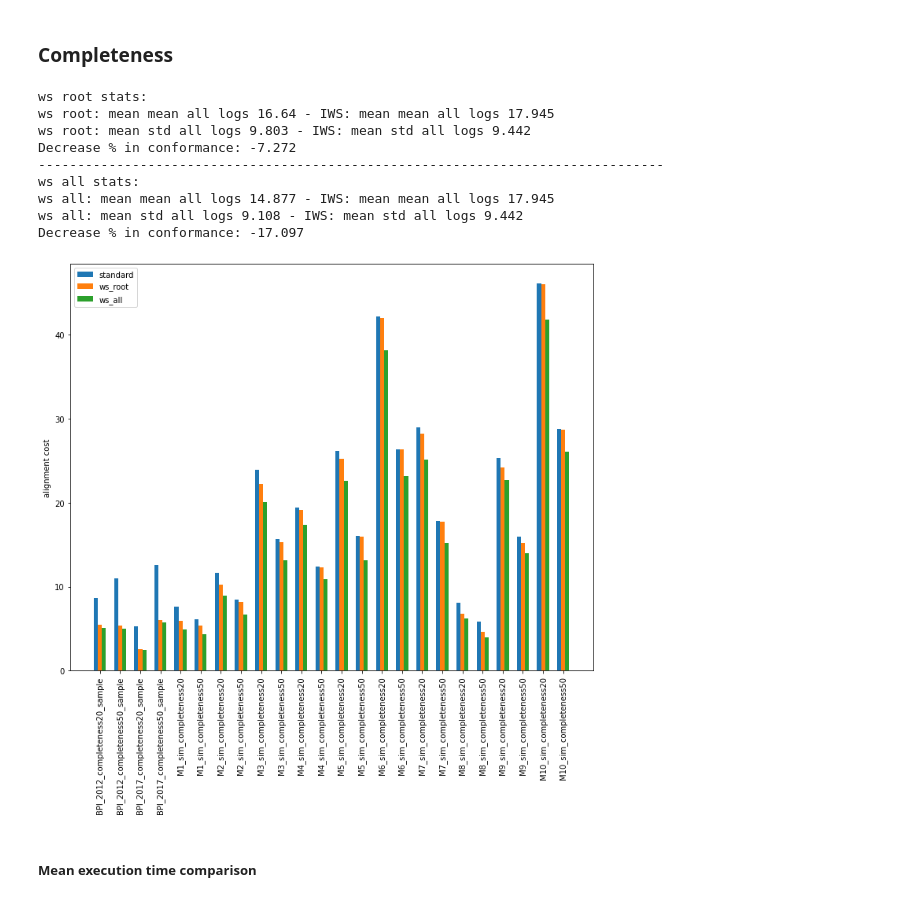
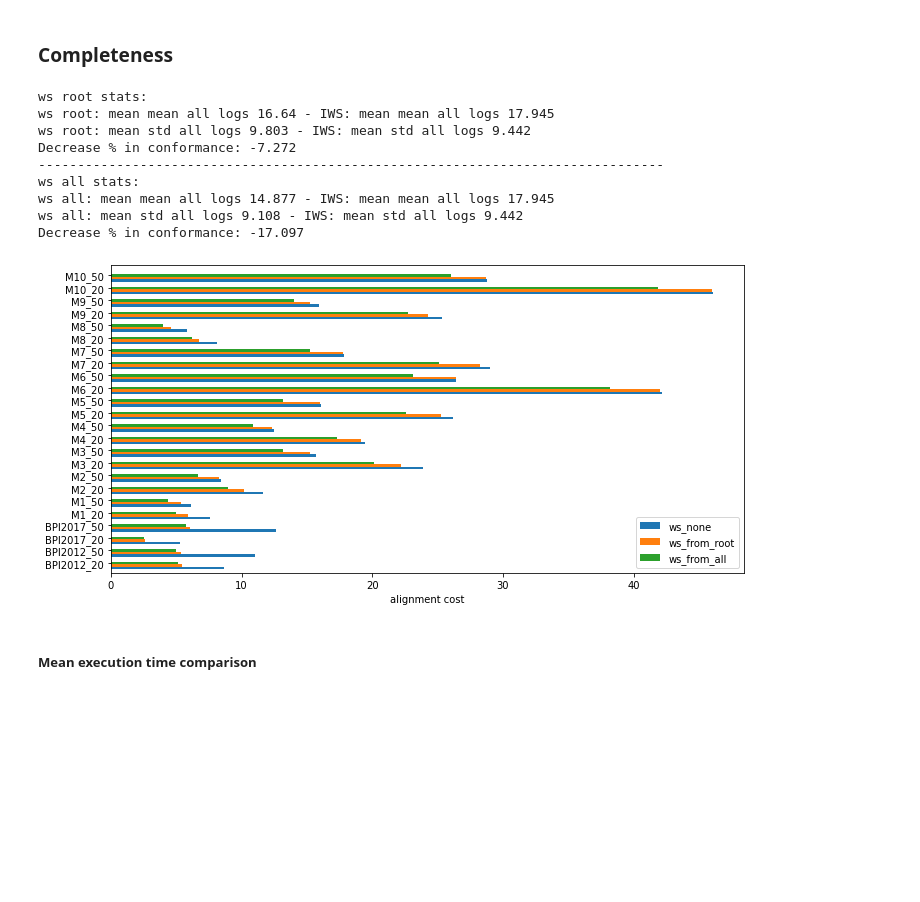
Before and after one commit to MaxTNielsen/ConformanceCheckingUsingTries, a Jupyter notebook: Jupyter/analysis.ipynb, the cells around one changed output. Saved outputs shown, nothing was run; the diff lists cells and outputs as text; code cells hidden in the pictures; blank space fills up the shorter version.

Commit message:
updating graphs

```diff
--- a/Jupyter/analysis.ipynb
+++ b/Jupyter/analysis.ipynb
@@ -10,6 +10,7 @@ import stats
 from scipy import stats
 
 import matplotlib.pyplot as plt
+plt.rcParams.update({'font.size': 13})
 
 import seaborn as sns
 
@@ -19,4 +20,4 @@ from IPython.utils import io
 
 from utils import get_occ_dfs, get_hmmconf_df, get_bp_df
 import validation
-from validation import get_dataset_metrics, extract_filename, plot_bar_chart_comparison, get_statistics, print_stat, print_procentual
+from validation import get_dataset_metrics, extract_filename, plot_bar_chart_comparison, plot_bar_chart_comparison_, get_statistics, print_stat, print_procentual
@@ -301,31 +309,31 @@ no_conf_ws_root_stats=get_statistics(no_conf_ws_root_dict, validation.completene
 # %%
 """Grouped bar chart - ws root"""
 
-plot_bar_chart_comparison(validation.completeness_output, no_compl_no_conf_compl_stats,
-                            no_conf_ws_root_stats, no_conf_ws_all_stats,'mean', ['standard', 'ws_root', 'ws_all'], "alignment cost", "avg alignment cost pr log")
+plot_bar_chart_comparison_(validation.completeness_labels, no_compl_no_conf_compl_stats,
+                            no_conf_ws_root_stats, no_conf_ws_all_stats,'mean', ['ws_none', 'ws_from_root', 'ws_from_all'], "alignment cost", "avg alignment cost pr log")
 
 print("ws root stats:")
 print_stat('mean', no_conf_ws_root_stats, no_compl_no_conf_compl_stats, "ws root", "IWS")
 print_stat('std', no_conf_ws_root_stats, no_compl_no_conf_compl_stats,  "ws root", "IWS")
 print(print_procentual('mean','conformance',no_conf_ws_root_stats, no_compl_no_conf_compl_stats))
 print(40*"--")
 print("ws all stats:")
 print_stat('mean', no_conf_ws_all_stats, no_compl_no_conf_compl_stats, "ws all", "IWS")
 print_stat('std', no_conf_ws_all_stats, no_compl_no_conf_compl_stats,  "ws all", "IWS")
 print(print_procentual('mean','conformance',no_conf_ws_all_stats, no_compl_no_conf_compl_stats))
 
 plt.savefig("images/avg alingment cost pr log - completeness.pdf")
 # %% [output]
 ws root stats:
 ws root: mean mean all logs 16.64 - IWS: mean mean all logs 17.945
 ws root: mean std all logs 9.803 - IWS: mean std all logs 9.442
 Decrease % in conformance: -7.272
 --------------------------------------------------------------------------------
 ws all stats:
 ws all: mean mean all logs 14.877 - IWS: mean mean all logs 17.945
 ws all: mean std all logs 9.108 - IWS: mean std all logs 9.442
 Decrease % in conformance: -17.097
-[figure, old version]
+[figure, new version]
 # %% [markdown]
 ##### Mean execution time comparison
 # %%
```
Also changed, not shown: parts of 9 cells of this notebook, 4 other files.
